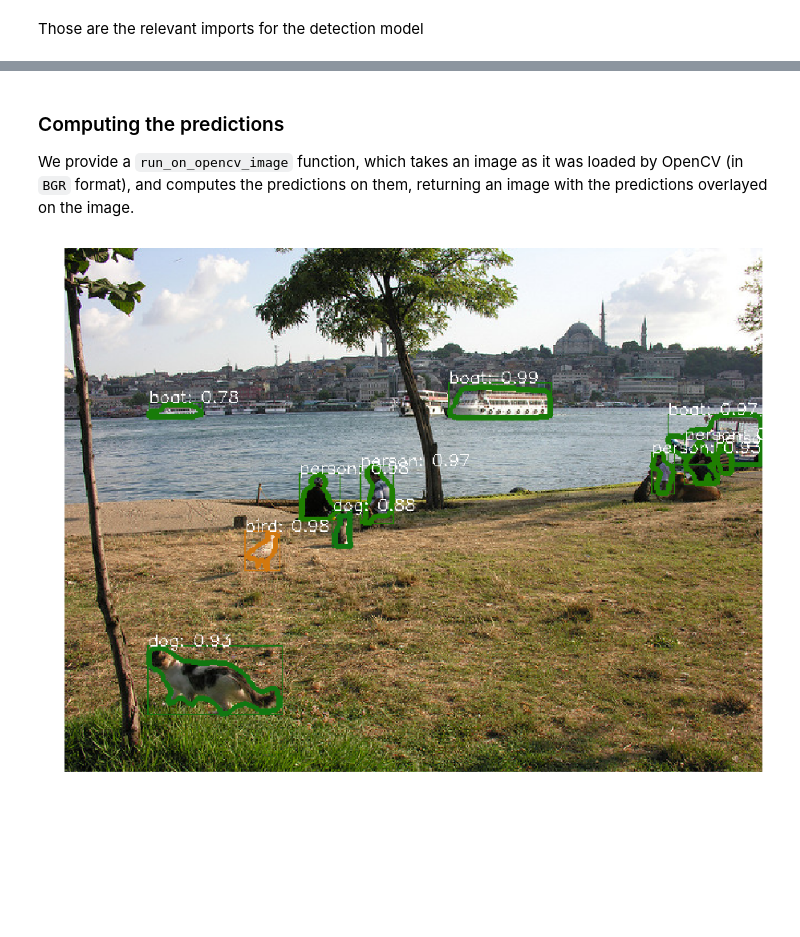
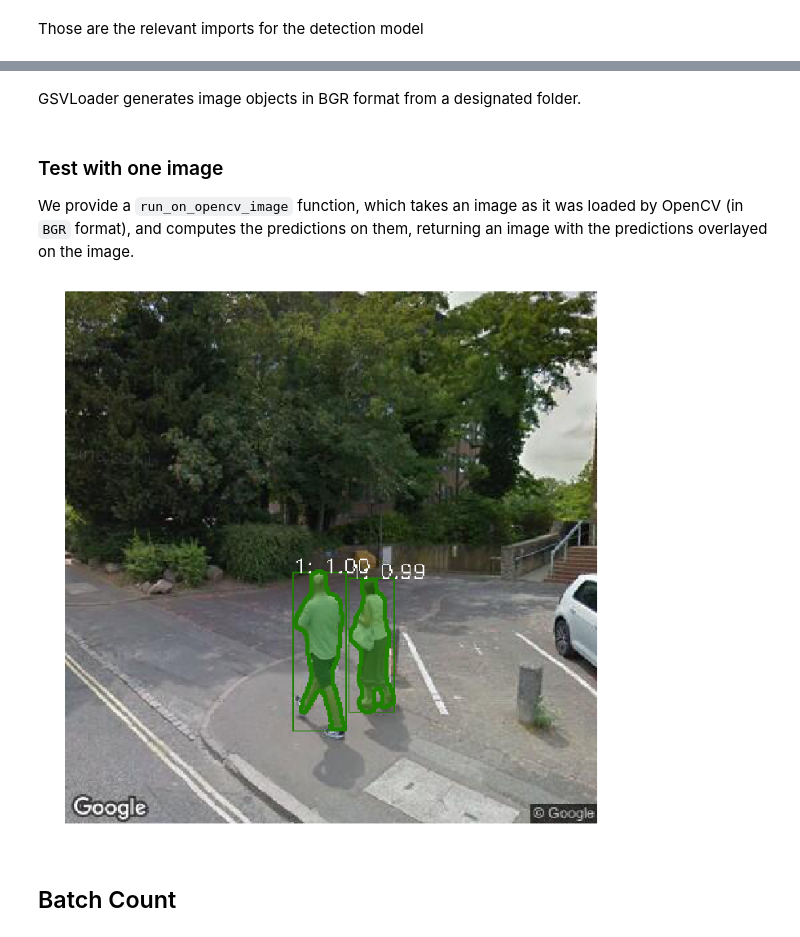
Before and after one commit to yonghah/torch-counter, a Jupyter notebook: counter/demo.ipynb, the cells around one changed output, grey strips where cells are left out. Saved outputs shown, nothing was run; the diff lists cells and outputs as text; code cells hidden in the pictures; blank space fills up the shorter version.

```diff
--- a/counter/demo.ipynb
+++ b/counter/demo.ipynb
@@ -37,6 +37,7 @@ Now we create the `COCODemo` object. It contains a few extra options for conveni
 # %%
-coco_demo = COCODemo(
+counter = Counter(
     cfg,
-    min_image_size=800,
+    label_id = 1,  # person
+    min_image_size=400,
     confidence_threshold=0.7,
 )
@@ -47,15 +43,0 @@ Let's define a few helper functions for loading images from a URL
-# %%
-def load(url):
-    """
-    Given an url of an image, downloads the image and
-    returns a PIL image
-    """
-    response = requests.get(url)
-    pil_image = Image.open(BytesIO(response.content)).convert("RGB")
-    # convert to BGR format
-    image = np.array(pil_image)[:, :, [2, 1, 0]]
-    return image
-
-def imshow(img):
-    plt.imshow(img[:, :, [2, 1, 0]])
-    plt.axis("off")
@@ -70,10 +44,15 @@ imshow(image)
+# %% [markdown]
+GSVLoader generates image objects in BGR format from a designated folder.
 # %% [markdown]
-### Computing the predictions
+### Test with one image
 
 We provide a `run_on_opencv_image` function, which takes an image as it was loaded by OpenCV (in `BGR` format), and computes the predictions on them, returning an image with the predictions overlayed on the image.
-# %%
-# compute predictions
-predictions = coco_demo.run_on_opencv_image(image)
-imshow(predictions)
-# %% [output]
-[figure, removed]
+# %%
+# compute predictions
+name, image = loader.convert_image("/Users/yonghah/repo/streetscape/sample/images/image_168_240.jpg")
+masked_image = counter.run_on_opencv_image(image)
+imshow(masked_image)
+# %% [output]
+[figure, added]
+# %% [markdown]
+## Batch Count
```
Also changed, not shown: parts of 14 cells of this notebook, 2 other files.
